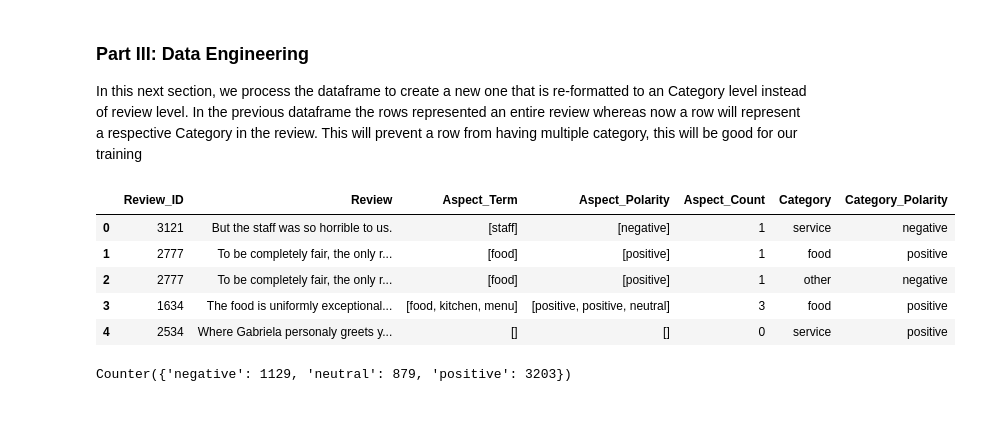
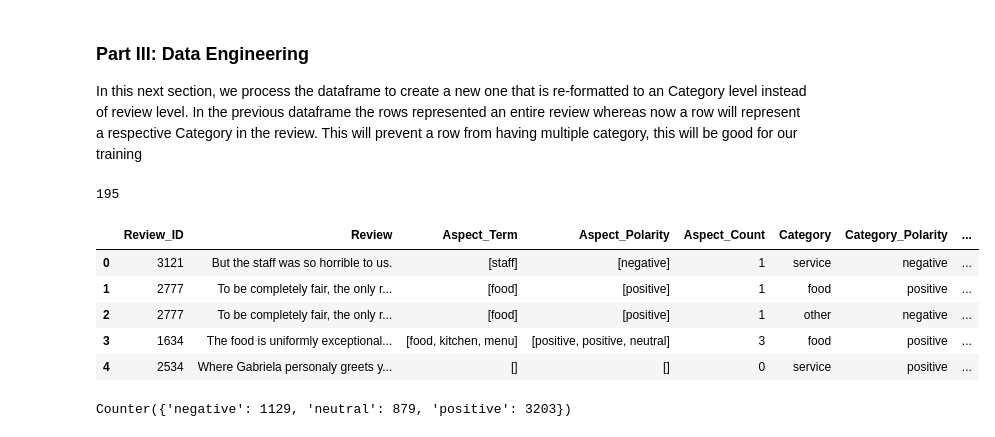
Before and after one commit to tahmeed14/aspect-based-sentiment-analysis-NLP, a Jupyter notebook: data-engin-asba-notebook.ipynb, the cells around one changed output. Saved outputs shown, nothing was run; the diff lists cells and outputs as text; code cells hidden in the pictures.

```diff
--- a/data-engin-asba-notebook.ipynb
+++ b/data-engin-asba-notebook.ipynb
@@ -210,6 +218,8 @@ reviews_pd.to_pickle("pickled_data/pickled_reviews_pd.pkl")
 In this next section, we process the dataframe to create a new one that is re-formatted to an Category level instead of review level. In the previous dataframe the rows represented an entire review whereas now a row will represent a respective Category in the review. This will prevent a row from having multiple category, this will be good for our training
 # %%
 data_list_CatLevel = []
+
+num_conflicts = 0
 
 # loop through the current
 for row in reviews_pd.itertuples(index=False):
@@ -227,14 +237,18 @@ for row in reviews_pd.itertuples(index=False):
         current_category = category_list[i]
 
         if current_pol == "conflict":
+            num_conflicts += 1
             current_pol = "neutral" # collapse these two levels together as one
+            polarity_list[i] = "neutral"
 
         if current_category == "anecdotes/miscellaneous": # rename this label for visualization convenience
             current_category = "other"
+            category_list[i] = "other"
 
         current_aspPol = []
 
         for asp_pol in row.Aspect_Polarity:
+
             if asp_pol == "conflict":
                 current_aspPol.append("neutral")
             else:
@@ -247,20 +261,26 @@ for row in reviews_pd.itertuples(index=False):
         data_dict["Aspect_Polarity"] = current_aspPol
         data_dict["Category"] = current_category
         data_dict["Category_Polarity"] = current_pol
+        data_dict["Categories"] = category_list
+        data_dict["Category_Polarities"] = polarity_list
 
         data_list_CatLevel.append(data_dict)
+
+print(num_conflicts)
+# %% [output]
+195
 # %%
 # Convert to Pandas Data Frame for convenience
 reviews_pd_CatLevel = pd.DataFrame(data_list_CatLevel)
-reviews_pd_CatLevel = reviews_pd_CatLevel[col_reform[0:7]]
+reviews_pd_CatLevel = reviews_pd_CatLevel[col_reform[0:7] + ['Categories', 'Category_Polarities']]
 reviews_pd_CatLevel.head(5)
 # %% [output]
-|  | Review_ID | Review | Aspect_Term | Aspect_Polarity | Aspect_Count | Category | Category_Polarity |
-| 0 | 3121 | But the staff was so horrible to us. | [staff] | [negative] | 1 | service | negative |
-| 1 | 2777 | To be completely fair, the only r... | [food] | [positive] | 1 | food | positive |
-| 2 | 2777 | To be completely fair, the only r... | [food] | [positive] | 1 | other | negative |
-| 3 | 1634 | The food is uniformly exceptional... | [food, kitchen, menu] | [positive, positive, neutral] | 3 | food | positive |
-| 4 | 2534 | Where Gabriela personaly greets y... | [] | [] | 0 | service | positive |
+|  | Review_ID | Review | Aspect_Term | Aspect_Polarity | Aspect_Count | Category | Category_Polarity | ... |
+| 0 | 3121 | But the staff was so horrible to us. | [staff] | [negative] | 1 | service | negative | ... |
+| 1 | 2777 | To be completely fair, the only r... | [food] | [positive] | 1 | food | positive | ... |
+| 2 | 2777 | To be completely fair, the only r... | [food] | [positive] | 1 | other | negative | ... |
+| 3 | 1634 | The food is uniformly exceptional... | [food, kitchen, menu] | [positive, positive, neutral] | 3 | food | positive | ... |
+| 4 | 2534 | Where Gabriela personaly greets y... | [] | [] | 0 | service | positive | ... |
 # %%
 reviews_pd_CatLevel.shape
 
```
Also changed, not shown: parts of 7 cells of this notebook, 3 other files.
